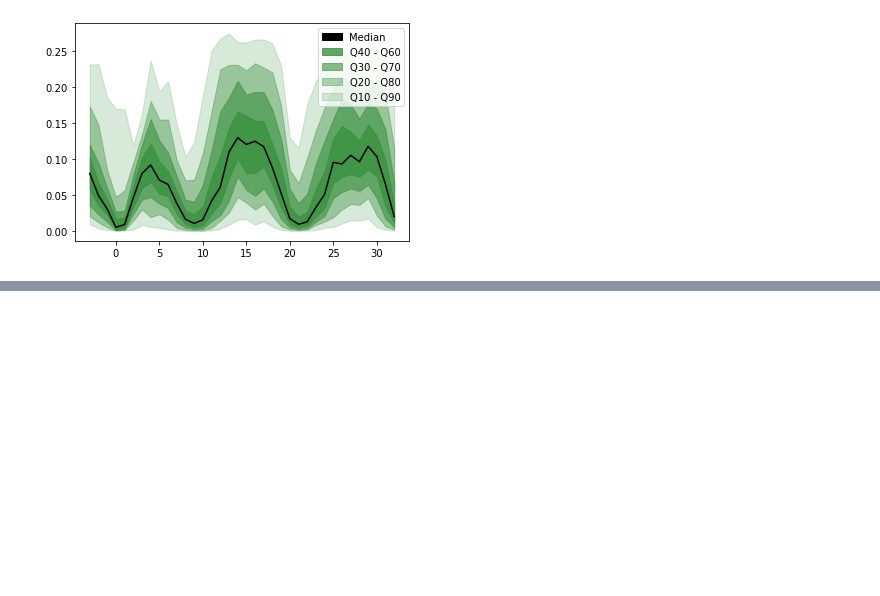
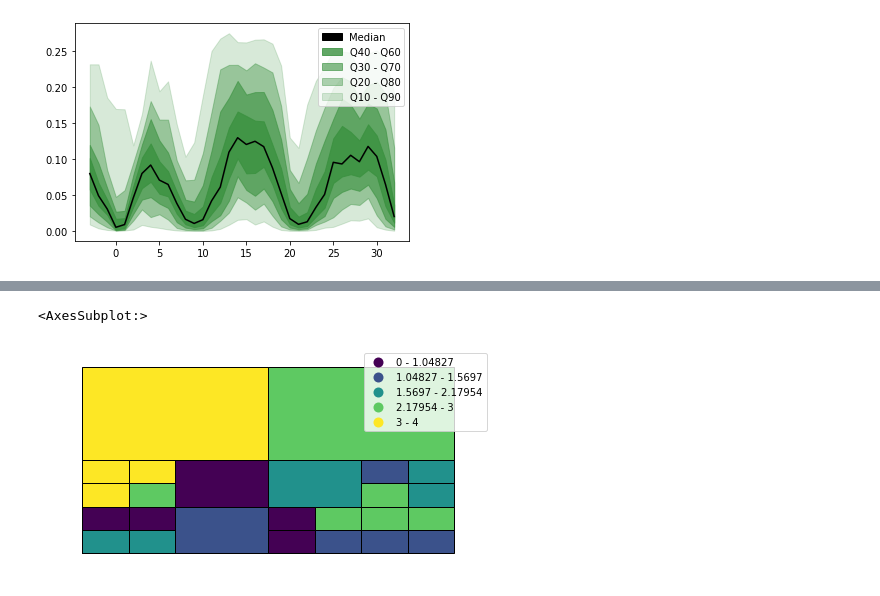
Before and after one commit to allfed/Seaweed-Growth-Model, a Jupyter notebook: data/interim_results/plotting clusters.ipynb, the cells around one changed output, grey strips where cells are left out. Saved outputs shown, nothing was run; the diff lists cells and outputs as text; code cells hidden in the pictures; blank space fills up the shorter version.

```diff
--- a/data/interim_results/plotting clusters.ipynb
+++ b/data/interim_results/plotting clusters.ipynb
@@ -57,3 +178,5 @@ KeyError: 'cluster'
 # %%
+growth_df = pd.read_pickle("seaweed_growth_rate_clustered_US.pkl")
+
 # overall mean by cluster
 growth_df.groupby("cluster").mean().mean(axis=1)
@@ -94,7 +241,7 @@ cluster_dict = {0:"high/low",
                }
 buffered["cluster_names"] = buffered["cluster"].map(cluster_dict)
 # %%
-global_map = gpd.read_file("../geospatial_information/world_map/ne_10m_admin_0_countries.shp")
+global_map = gpd.read_file("../geospatial_information/Countries/ne_50m_admin_0_countries.shp")
 # %%
 cluster_dissolved = buffered.dissolve(by="cluster")
 cluster_dissolved.set_crs(epsg=4326,inplace=True)
@@ -130,0 +316,5 @@ plt.savefig("clusters_US.png", dpi=300, bbox_inches="tight")
+# %%
+geoplot.quadtree(growth_df, hue="cluster", legend=True, scheme="Quantiles")
+# %% [output]
+<AxesSubplot:>
+[figure, added]
```
Also changed, not shown: parts of 18 cells of this notebook, 3 other files.
